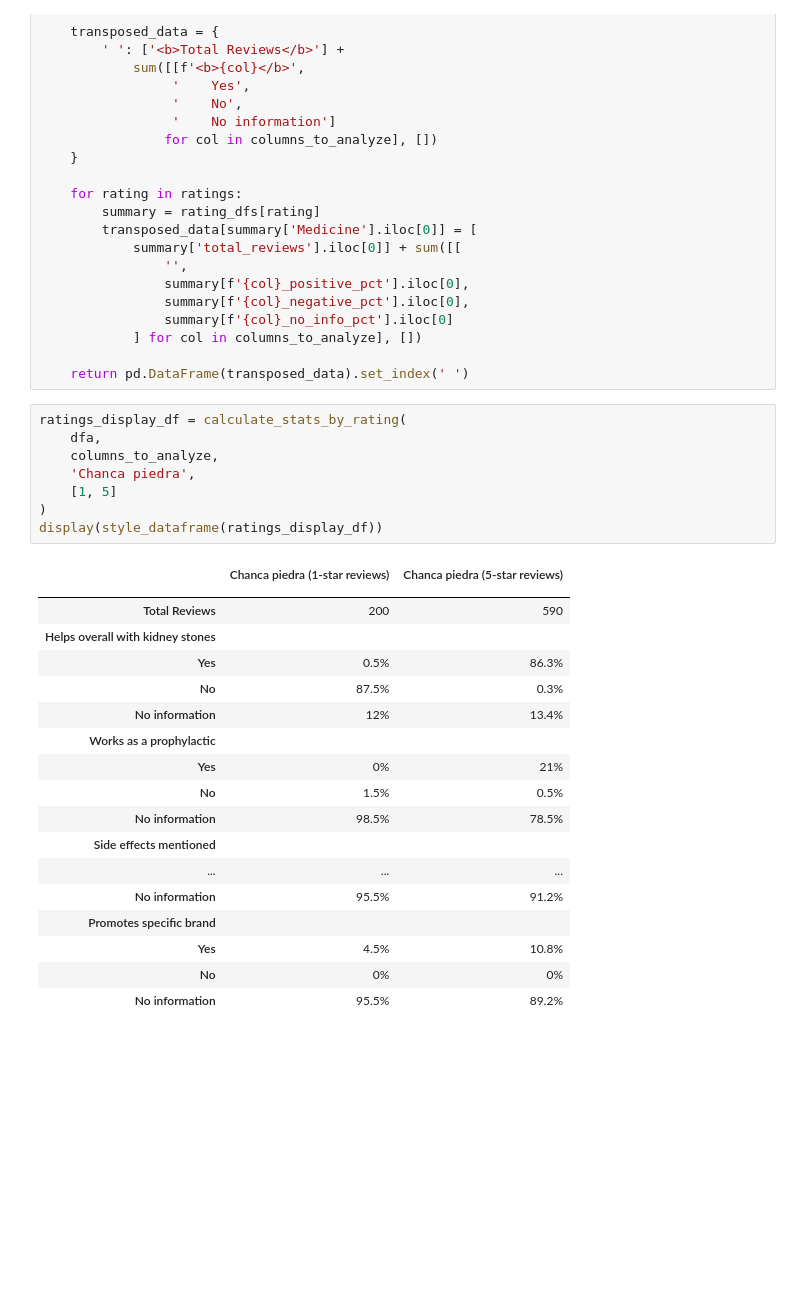
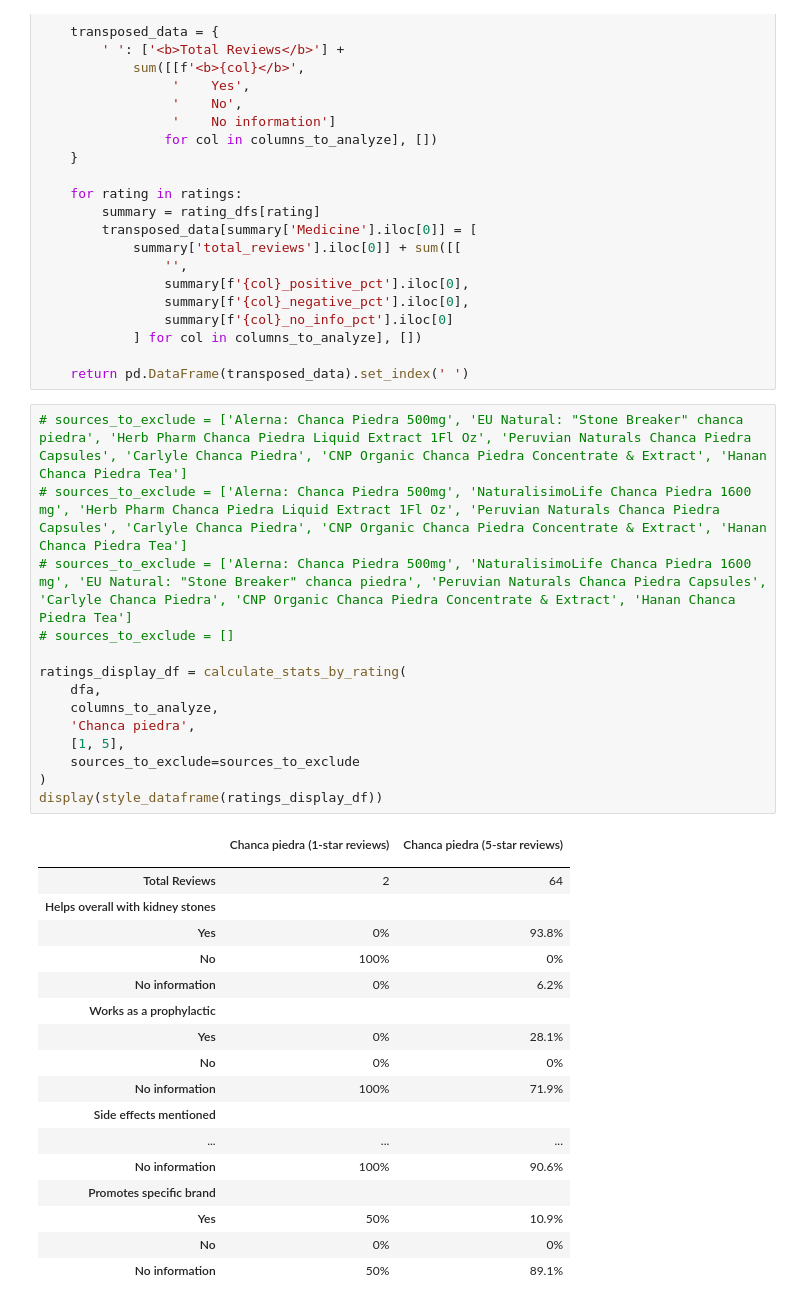
Before and after one commit to aph-research/chanca-piedra, a Jupyter notebook: chanca-piedra-analysis.ipynb, the cells around one changed output. Cells and saved outputs as stored; diff of their text form; blank space fills up the shorter version.

```diff
--- a/chanca-piedra-analysis.ipynb
+++ b/chanca-piedra-analysis.ipynb
@@ -359,30 +360,36 @@ def calculate_stats_by_rating(df, columns_to_analyze, medicine_name, ratings, so
             ] for col in columns_to_analyze], [])
 
     return pd.DataFrame(transposed_data).set_index(' ')
-# %%
-ratings_display_df = calculate_stats_by_rating(
-    dfa,
-    columns_to_analyze,
-    'Chanca piedra',
-    [1, 5]
-)
-display(style_dataframe(ratings_display_df))
-# %% [output]
-|  | Chanca piedra (1-star reviews) | Chanca piedra (5-star reviews) |
-|  |  |  |
-| Total Reviews | 200 | 590 |
-| Helps overall with kidney stones |  |  |
-| Yes | 0.5% | 86.3% |
-| No | 87.5% | 0.3% |
-| No information | 12% | 13.4% |
-| Works as a prophylactic |  |  |
-| Yes | 0% | 21% |
-| No | 1.5% | 0.5% |
-| No information | 98.5% | 78.5% |
-| Side effects mentioned |  |  |
-| ... | ... | ... |
-| No information | 95.5% | 91.2% |
-| Promotes specific brand |  |  |
-| Yes | 4.5% | 10.8% |
-| No | 0% | 0% |
-| No information | 95.5% | 89.2% |
+# %%
+# sources_to_exclude = ['Alerna: Chanca Piedra 500mg', 'EU Natural: "Stone Breaker" chanca piedra', 'Herb Pharm Chanca Piedra Liquid Extract 1Fl Oz', 'Peruvian Naturals Chanca Piedra Capsules', 'Carlyle Chanca Piedra', 'CNP Organic Chanca Piedra Concentrate & Extract', 'Hanan Chanca Piedra Tea']
+# sources_to_exclude = ['Alerna: Chanca Piedra 500mg', 'NaturalisimoLife Chanca Piedra 1600 mg', 'Herb Pharm Chanca Piedra Liquid Extract 1Fl Oz', 'Peruvian Naturals Chanca Piedra Capsules', 'Carlyle Chanca Piedra', 'CNP Organic Chanca Piedra Concentrate & Extract', 'Hanan Chanca Piedra Tea']
+# sources_to_exclude = ['Alerna: Chanca Piedra 500mg', 'NaturalisimoLife Chanca Piedra 1600 mg', 'EU Natural: "Stone Breaker" chanca piedra', 'Peruvian Naturals Chanca Piedra Capsules', 'Carlyle Chanca Piedra', 'CNP Organic Chanca Piedra Concentrate & Extract', 'Hanan Chanca Piedra Tea']
+# sources_to_exclude = []
+
+ratings_display_df = calculate_stats_by_rating(
+    dfa,
+    columns_to_analyze,
+    'Chanca piedra',
+    [1, 5],
+    sources_to_exclude=sources_to_exclude
+)
+display(style_dataframe(ratings_display_df))
+# %% [output]
+|  | Chanca piedra (1-star reviews) | Chanca piedra (5-star reviews) |
+|  |  |  |
+| Total Reviews | 2 | 64 |
+| Helps overall with kidney stones |  |  |
+| Yes | 0% | 93.8% |
+| No | 100% | 0% |
+| No information | 0% | 6.2% |
+| Works as a prophylactic |  |  |
+| Yes | 0% | 28.1% |
+| No | 0% | 0% |
+| No information | 100% | 71.9% |
+| Side effects mentioned |  |  |
+| ... | ... | ... |
+| No information | 100% | 90.6% |
+| Promotes specific brand |  |  |
+| Yes | 50% | 10.9% |
+| No | 0% | 0% |
+| No information | 50% | 89.1% |
```
Also changed, not shown: parts of 6 cells of this notebook, 4 other files.
